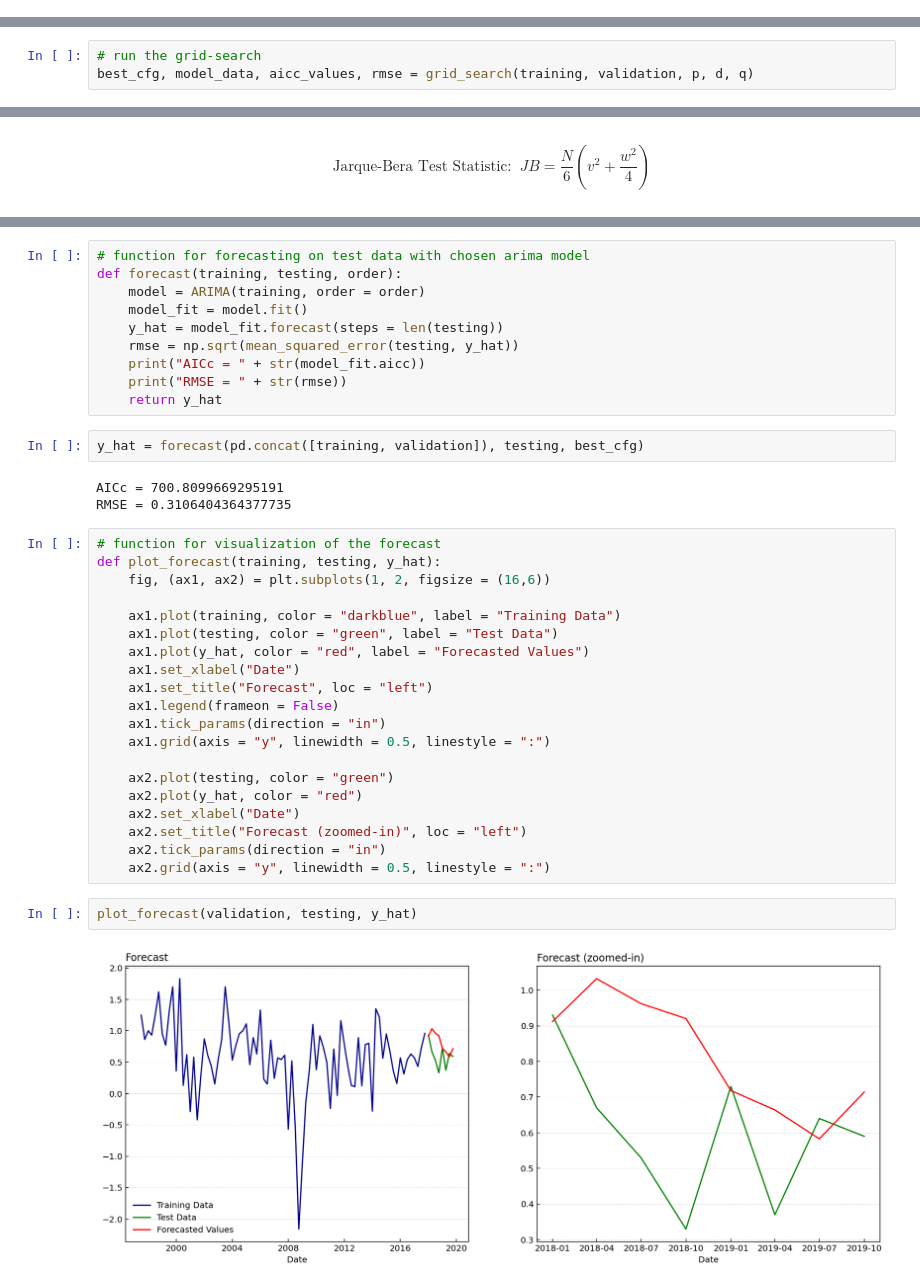
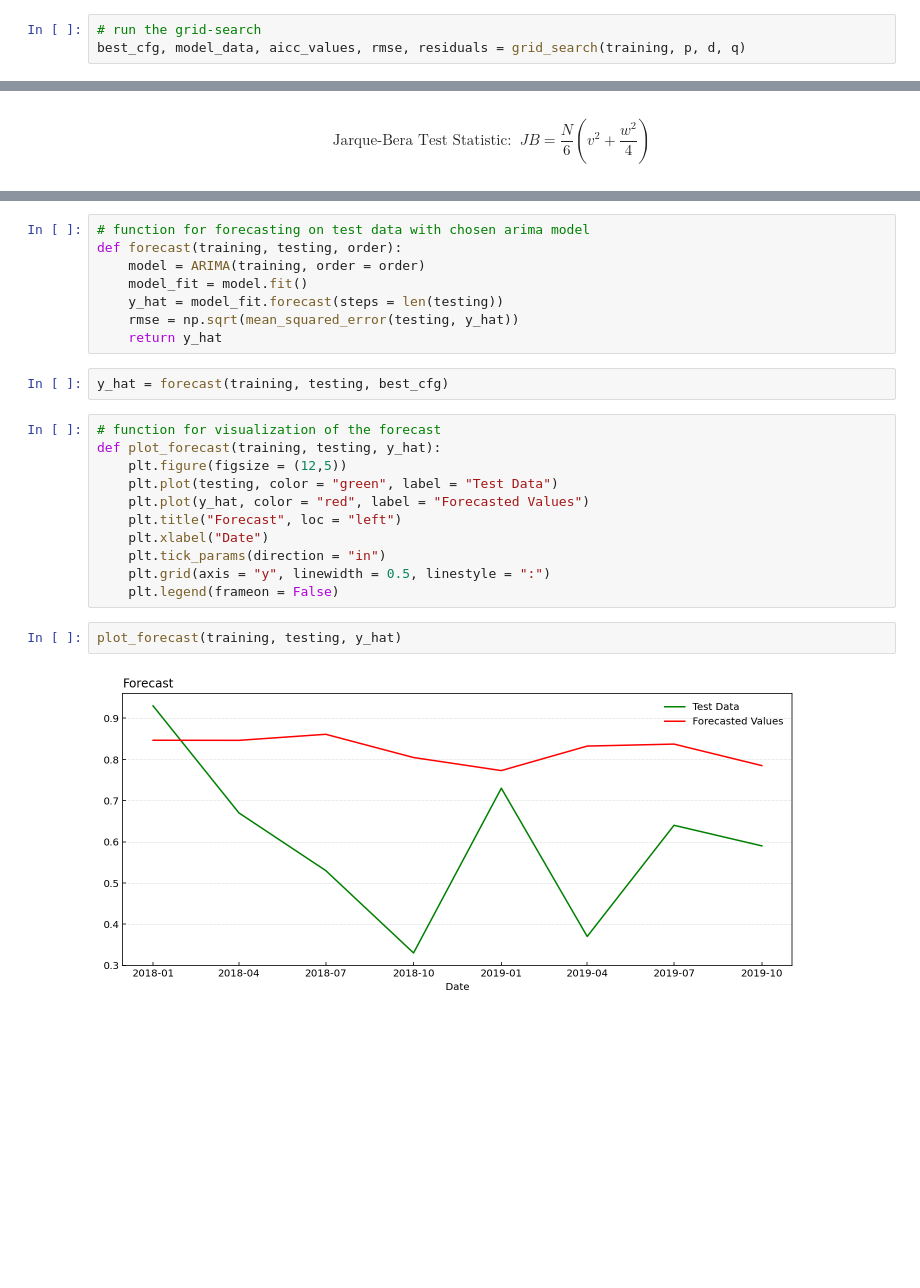
Before and after one commit to LeonHackl/TimeSeries-Forecasting, a Jupyter notebook: ARIMA-Python.ipynb, the cells around one changed output, grey strips where cells are left out. Drawn from its saved outputs; the diff is of its cells as text; blank space fills up the shorter version.

Commit message:
updated data-split, improved model training

```diff
--- a/ARIMA-Python.ipynb
+++ b/ARIMA-Python.ipynb
@@ -106,0 +131,3 @@ def grid_search(training, validation, p_grid, d, q_grid):
+# %%
+# run the grid-search
+best_cfg, model_data, aicc_values, rmse, residuals = grid_search(training, p, d, q)
@@ -150,3 +193,0 @@ p, d, q = range(0,6), 0, range(0,6)
-# %%
-# run the grid-search
-best_cfg, model_data, aicc_values, rmse = grid_search(training, validation, p, d, q)
@@ -348,35 +361,21 @@ def forecast(training, testing, order):
     model_fit = model.fit()
     y_hat = model_fit.forecast(steps = len(testing))
     rmse = np.sqrt(mean_squared_error(testing, y_hat))
-    print("AICc = " + str(model_fit.aicc))
-    print("RMSE = " + str(rmse))
     return y_hat
 # %%
-y_hat = forecast(pd.concat([training, validation]), testing, best_cfg)
+y_hat = forecast(training, testing, best_cfg)
-# %% [output]
-AICc = 700.8099669295191
-RMSE = 0.3106404364377735
 # %%
 # function for visualization of the forecast
 def plot_forecast(training, testing, y_hat):
-    fig, (ax1, ax2) = plt.subplots(1, 2, figsize = (16,6))
-
-    ax1.plot(training, color = "darkblue", label = "Training Data")
-    ax1.plot(testing, color = "green", label = "Test Data")
-    ax1.plot(y_hat, color = "red", label = "Forecasted Values")
-    ax1.set_xlabel("Date")
-    ax1.set_title("Forecast", loc = "left")
-    ax1.legend(frameon = False)
-    ax1.tick_params(direction = "in")
-    ax1.grid(axis = "y", linewidth = 0.5, linestyle = ":")
-
-    ax2.plot(testing, color = "green")
-    ax2.plot(y_hat, color = "red")
-    ax2.set_xlabel("Date")
-    ax2.set_title("Forecast (zoomed-in)", loc = "left")
-    ax2.tick_params(direction = "in")
-    ax2.grid(axis = "y", linewidth = 0.5, linestyle = ":")
+    plt.figure(figsize = (12,5))
+    plt.plot(testing, color = "green", label = "Test Data")
+    plt.plot(y_hat, color = "red", label = "Forecasted Values")
+    plt.title("Forecast", loc = "left")
+    plt.xlabel("Date")
+    plt.tick_params(direction = "in")
+    plt.grid(axis = "y", linewidth = 0.5, linestyle = ":")
+    plt.legend(frameon = False)
 # %%
-plot_forecast(validation, testing, y_hat)
+plot_forecast(training, testing, y_hat)
 # %% [output]
-[figure, old version]
+[figure, new version]
```
Also changed, not shown: parts of 26 cells of this notebook, 1 other file.
